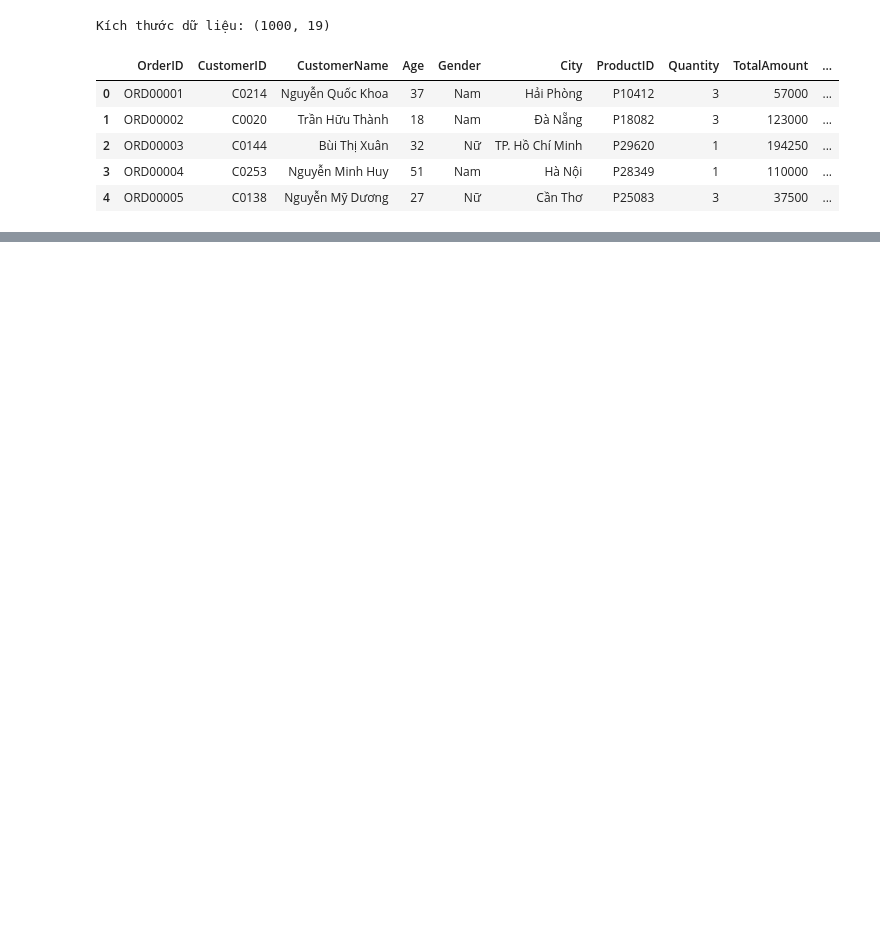
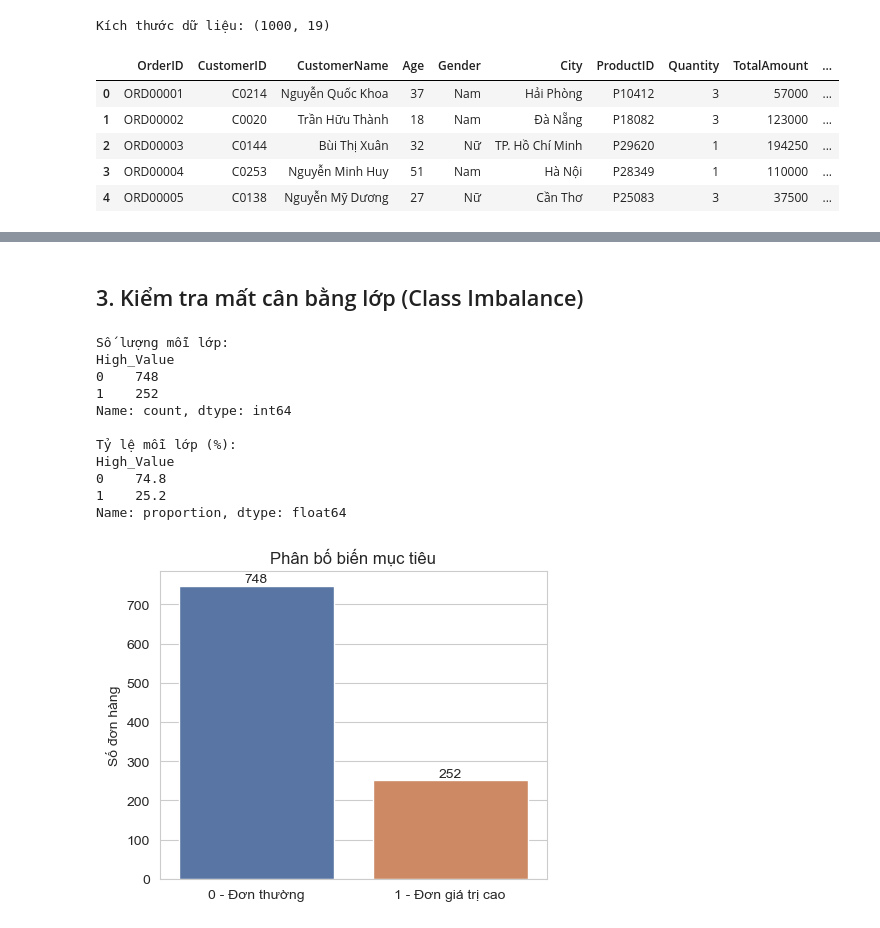
Before and after one commit to MoshiM0chiMoshi/Group5_Pharmacity_Personal_Care, a Jupyter notebook: Stage 2/03_Classification.ipynb, the cells around one changed output, grey strips where cells are left out. Saved outputs shown, nothing was run; the diff lists cells and outputs as text; code cells hidden in the pictures; blank space fills up the shorter version.

```diff
--- a/Stage 2/03_Classification.ipynb
+++ b/Stage 2/03_Classification.ipynb
@@ -137,15 +40,0 @@ Sau đó dùng `pd.get_dummies()` để chuyển các cột chữ thành cột 0
-# %%
-# Gộp Category: giữ Top 10, còn lại gọi là 'Khác'
-top_categories = df['Category'].value_counts().head(10).index
-df['Category_Group'] = df['Category'].where(df['Category'].isin(top_categories), 'Khác')
-
-feature_cols = ['Age', 'Quantity', 'Rating', 'Gender', 'City', 'PaymentMethod', 'Category_Group']
-
-# One-Hot Encoding (drop_first=True để tránh thừa cột)
-X = pd.get_dummies(df[feature_cols],
-                   columns=['Gender', 'City', 'PaymentMethod', 'Category_Group'],
-                   drop_first=True, dtype=int)
-y = df['High_Value_Order']
-
-print('Số đặc trưng sau khi mã hoá:', X.shape[1])
-X.head()
@@ -417,0 +69,6 @@ Xác suất là đơn giá trị cao: 92.7%
+# %%
+nguong = df['TotalAmount'].quantile(0.75)
+print('Ngưỡng đơn giá trị cao (phân vị 75):', f'{nguong:,.0f} VND')
+
+df['High_Value'] = (df['TotalAmount'] >= nguong).astype(int)
+df[['TotalAmount', 'High_Value']].head()
@@ -417,0 +83,35 @@ Xác suất là đơn giá trị cao: 92.7%
+# %% [markdown]
+## 3. Kiểm tra mất cân bằng lớp (Class Imbalance)
+# %%
+dem = df['High_Value'].value_counts().sort_index()
+ty_le = df['High_Value'].value_counts(normalize=True).sort_index() * 100
+
+print('Số lượng mỗi lớp:')
+print(dem)
+print()
+print('Tỷ lệ mỗi lớp (%):')
+print(ty_le.round(1))
+
+plt.figure(figsize=(5, 4))
+ax = sns.countplot(x='High_Value', data=df, palette=['#4C72B0', '#DD8452'])
+ax.set_xticklabels(['0 - Đơn thường', '1 - Đơn giá trị cao'])
+ax.set_xlabel('')
+ax.set_ylabel('Số đơn hàng')
+ax.set_title('Phân bố biến mục tiêu')
+for p in ax.patches:
+    ax.annotate(int(p.get_height()), (p.get_x() + p.get_width() / 2, p.get_height()),
+                ha='center', va='bottom')
+plt.show()
+# %% [output]
+Số lượng mỗi lớp:
+High_Value
+0    748
+1    252
+Name: count, dtype: int64
+
+Tỷ lệ mỗi lớp (%):
+High_Value
+0    74.8
+1    25.2
+Name: proportion, dtype: float64
+[figure, added]
```
Also changed, not shown: parts of 67 cells of this notebook, 18 other files.
